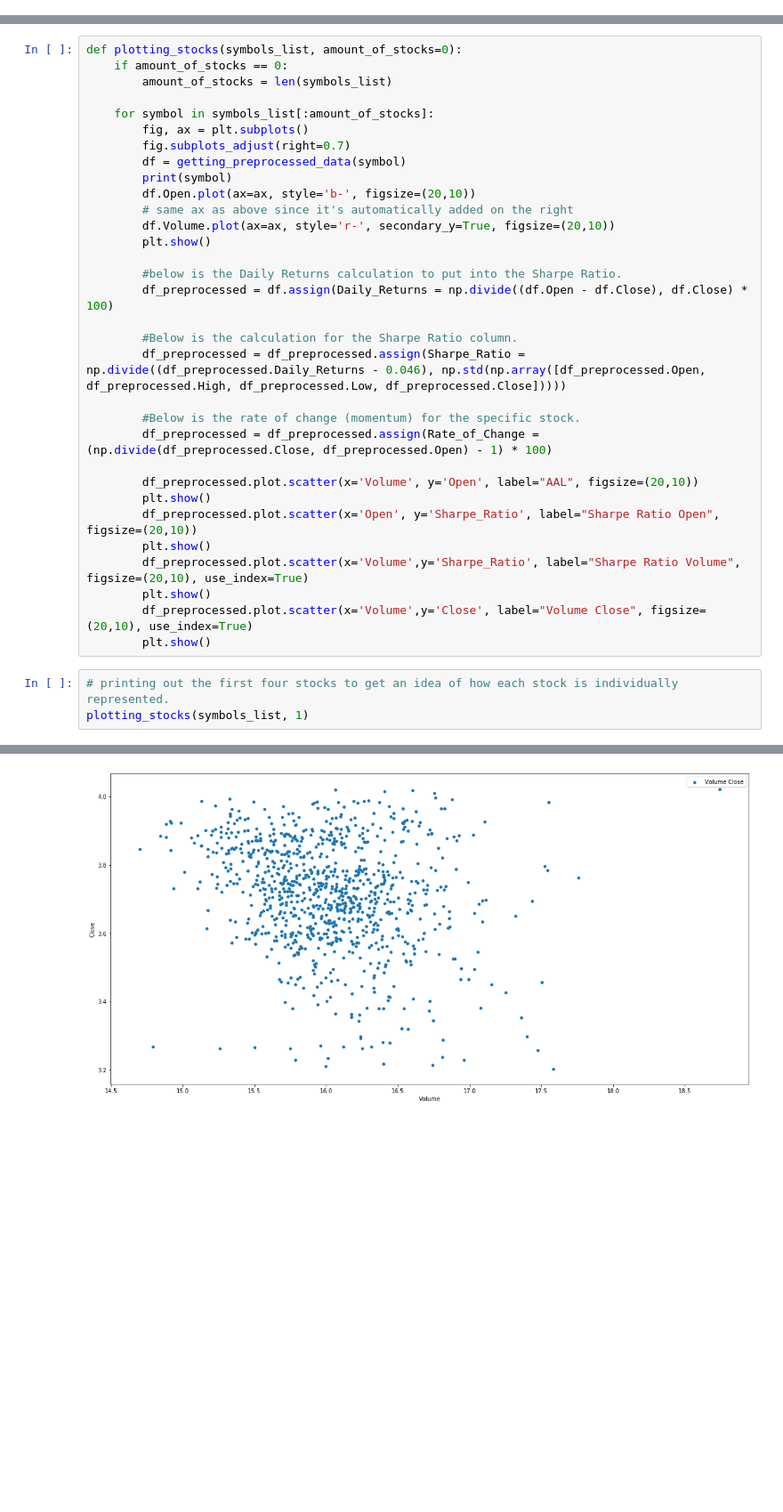
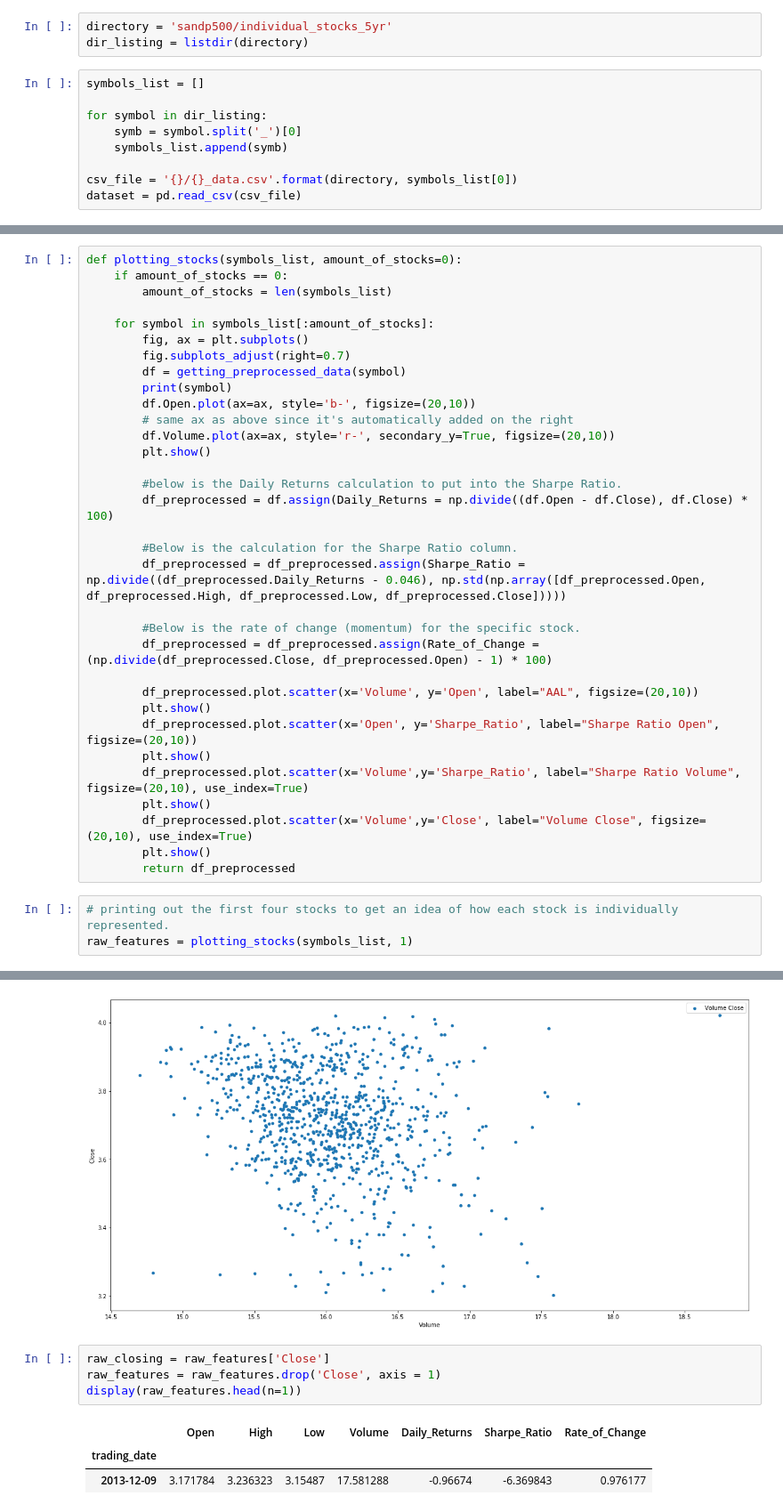
Before and after one commit to kwrjcr/machinelearningnanodegreecapstone, a Jupyter notebook: UdacityMachineLearningNanodegreeCapstoneProject-Copy2.ipynb, the cells around one changed output, grey strips where cells are left out. Shown: that part at 89% size. Drawn from its saved outputs; the diff is of its cells as text; blank space fills up the shorter version.

```diff
--- a/UdacityMachineLearningNanodegreeCapstoneProject-Copy2.ipynb
+++ b/UdacityMachineLearningNanodegreeCapstoneProject-Copy2.ipynb
@@ -16,5 +18,17 @@ Using TensorFlow backend.
 # %% [markdown]
 Since we already know the name of the specific stock we are trying to get from the name of the file, we can drop that column in the dataframe.
+# %%
+directory = 'sandp500/individual_stocks_5yr'
+dir_listing = listdir(directory)
+# %%
+symbols_list = []
+
+for symbol in dir_listing:
+    symb = symbol.split('_')[0]
+    symbols_list.append(symb)
+
+csv_file = '{}/{}_data.csv'.format(directory, symbols_list[0])
+dataset = pd.read_csv(csv_file)
 # %%
 def getting_preprocessed_data(symbol):
         csv_file = '{}/{}_data.csv'.format(directory, symbol)
@@ -60,9 +74,10 @@ def plotting_stocks(symbols_list, amount_of_stocks=0):
         plt.show()
         df_preprocessed.plot.scatter(x='Volume',y='Close', label="Volume Close", figsize=(20,10), use_index=True)
         plt.show()
+        return df_preprocessed
 # %%
 # printing out the first four stocks to get an idea of how each stock is individually represented.
-plotting_stocks(symbols_list, 1)
+raw_features = plotting_stocks(symbols_list, 1)
 # %% [output]
 AAL
 [figure]
@@ -70,3 +85,11 @@ AAL
 [figure]
 [figure]
 [figure]
+# %%
+raw_closing = raw_features['Close']
+raw_features = raw_features.drop('Close', axis = 1)
+display(raw_features.head(n=1))
+# %% [output]
+|  | Open | High | Low | Volume | Daily_Returns | Sharpe_Ratio | Rate_of_Change |
+| trading_date |  |  |  |  |  |  |  |
+| 2013-12-09 | 3.171784 | 3.236323 | 3.15487 | 17.581288 | -0.96674 | -6.369843 | 0.976177 |
```
Also changed, not shown: parts of 2 cells of this notebook.
